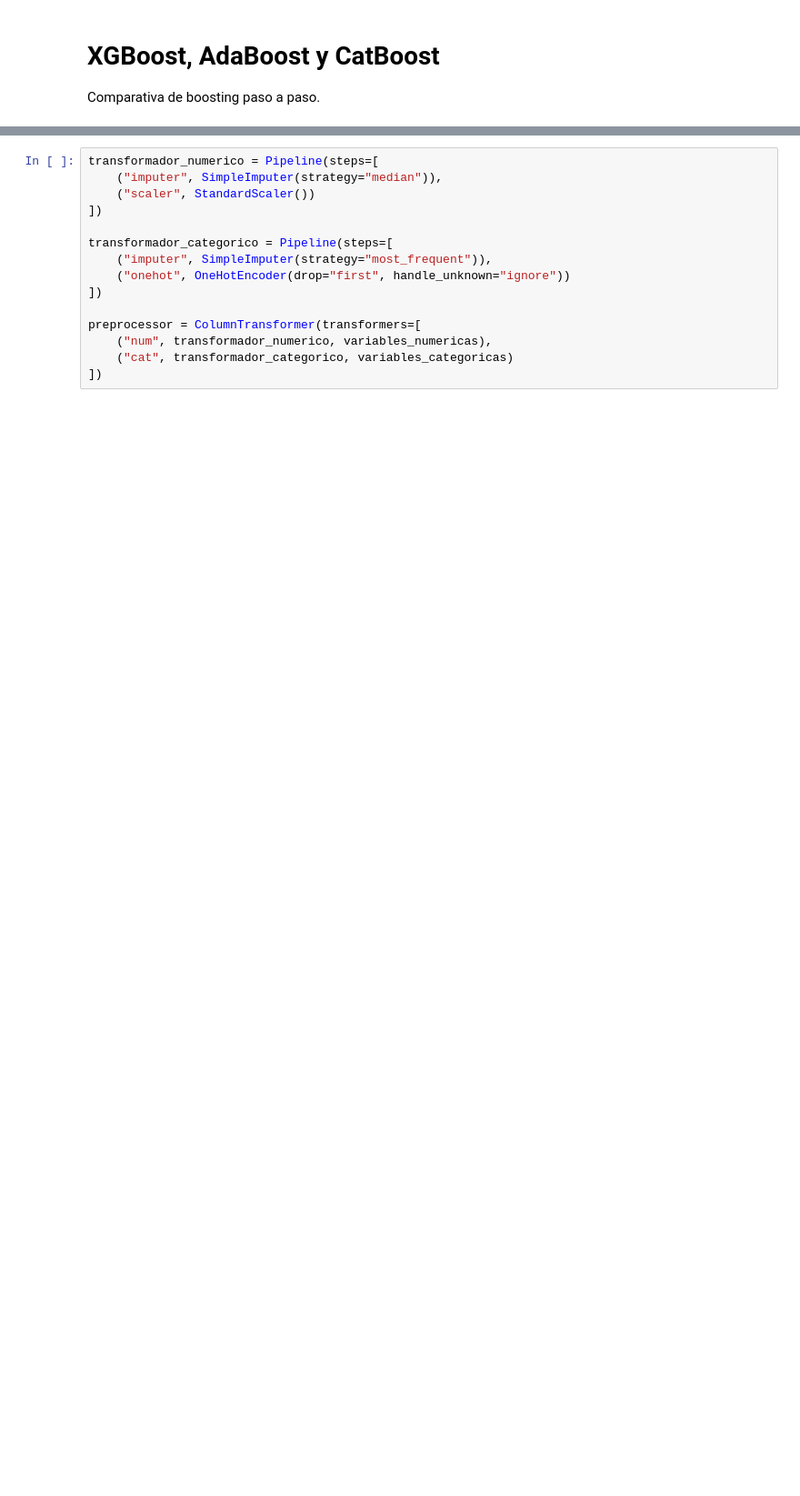
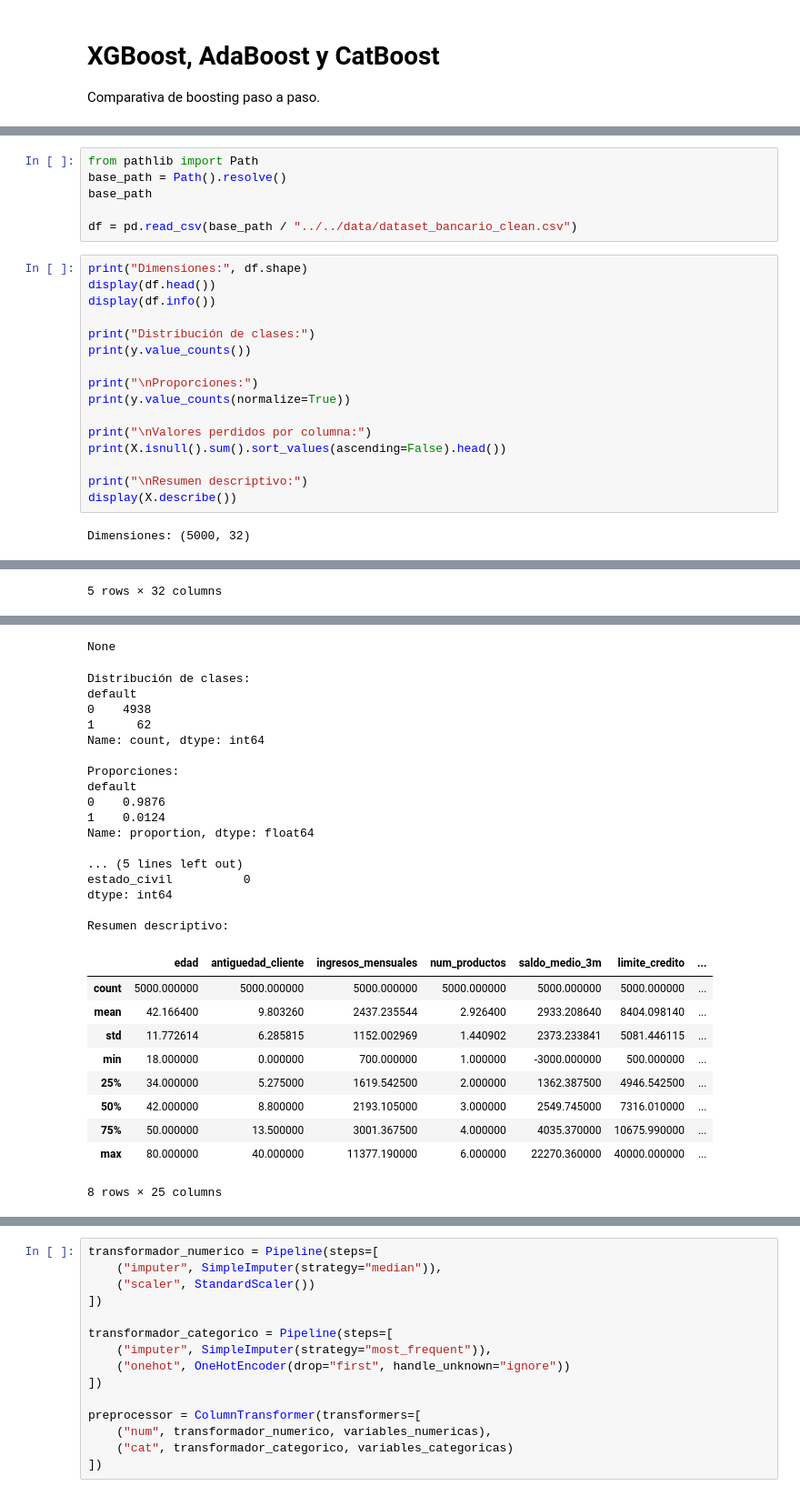
Before and after one commit to ramitjansIA/caixabank_formacion, a Jupyter notebook: notebooks/day2/05_boosting_xgboost_adaboost_catboost.ipynb, the cells around one changed output, grey strips where cells are left out. Shown at 91% size. Saved outputs shown, nothing was run; the diff lists cells and outputs as text; blank space fills up the shorter version.

```diff
--- a/notebooks/day2/05_boosting_xgboost_adaboost_catboost.ipynb
+++ b/notebooks/day2/05_boosting_xgboost_adaboost_catboost.ipynb
@@ -79,0 +50,24 @@ display(df["default"].value_counts(normalize=True).rename("proporcion"))
+# %%
+from pathlib import Path
+base_path = Path().resolve()
+base_path
+
+df = pd.read_csv(base_path / "../../data/dataset_bancario_clean.csv")
+# %%
+print("Dimensiones:", df.shape)
+display(df.head())
+display(df.info())
+
+print("Distribución de clases:")
+print(y.value_counts())
+
+print("\nProporciones:")
+print(y.value_counts(normalize=True))
+
+print("\nValores perdidos por columna:")
+print(X.isnull().sum().sort_values(ascending=False).head())
+
+print("\nResumen descriptivo:")
+display(X.describe())
+# %% [output]
+Dimensiones: (5000, 32)
@@ -79,0 +80 @@ display(df["default"].value_counts(normalize=True).rename("proporcion"))
+5 rows × 32 columns
@@ -79,0 +98,28 @@ display(df["default"].value_counts(normalize=True).rename("proporcion"))
+None
+Distribución de clases:
+default
+0    4938
+1      62
+Name: count, dtype: int64
+
+Proporciones:
+default
+0    0.9876
+1    0.0124
+Name: proportion, dtype: float64
+
+... (5 lines left out)
+estado_civil          0
+dtype: int64
+
+Resumen descriptivo:
+|  | edad | antiguedad_cliente | ingresos_mensuales | num_productos | saldo_medio_3m | limite_credito | ... |
+| count | 5000.000000 | 5000.000000 | 5000.000000 | 5000.000000 | 5000.000000 | 5000.000000 | ... |
+| mean | 42.166400 | 9.803260 | 2437.235544 | 2.926400 | 2933.208640 | 8404.098140 | ... |
+| std | 11.772614 | 6.285815 | 1152.002969 | 1.440902 | 2373.233841 | 5081.446115 | ... |
+| min | 18.000000 | 0.000000 | 700.000000 | 1.000000 | -3000.000000 | 500.000000 | ... |
+| 25% | 34.000000 | 5.275000 | 1619.542500 | 2.000000 | 1362.387500 | 4946.542500 | ... |
+| 50% | 42.000000 | 8.800000 | 2193.105000 | 3.000000 | 2549.745000 | 7316.010000 | ... |
+| 75% | 50.000000 | 13.500000 | 3001.367500 | 4.000000 | 4035.370000 | 10675.990000 | ... |
+| max | 80.000000 | 40.000000 | 11377.190000 | 6.000000 | 22270.360000 | 40000.000000 | ... |
+8 rows × 25 columns
```
Also changed, not shown: parts of 19 cells of this notebook.
